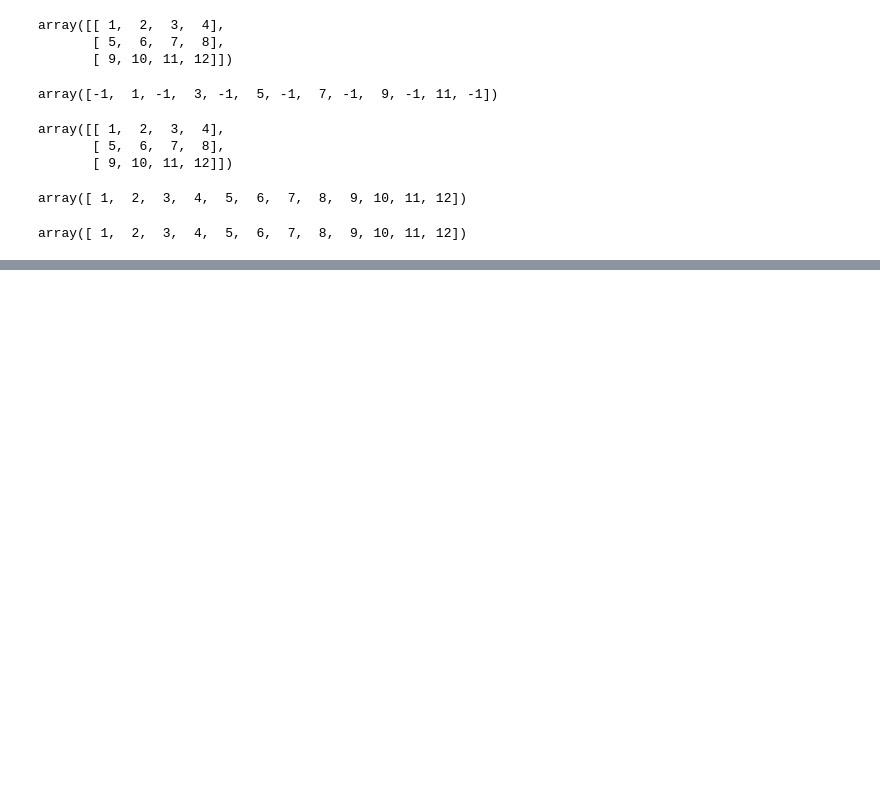
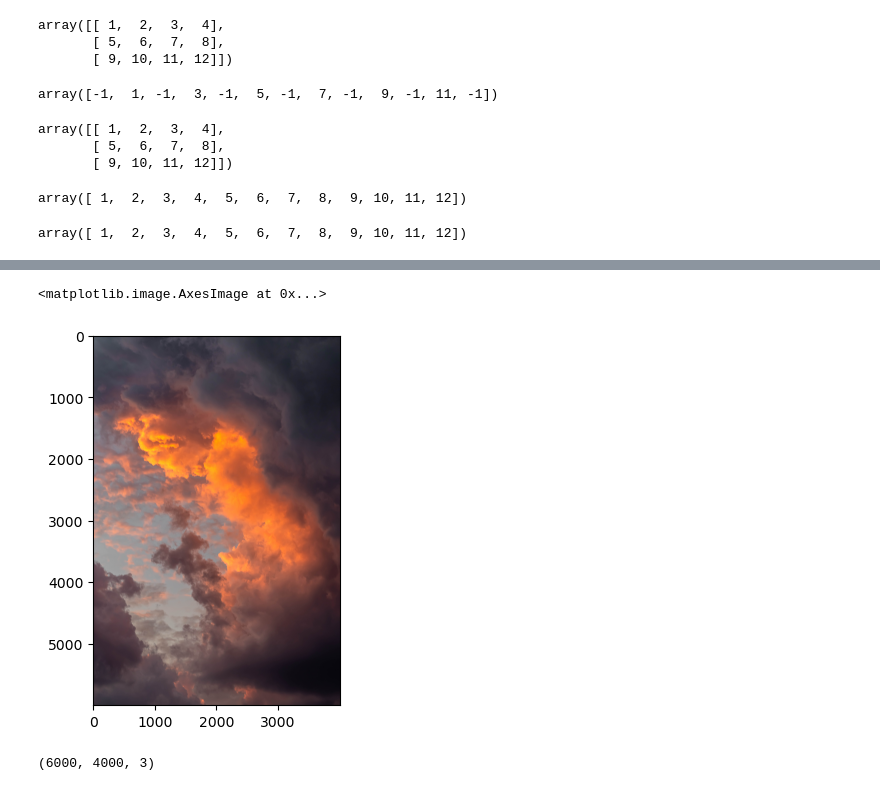
Before and after one commit to jeeet0700/Numpy, a Jupyter notebook: Numpy Final-Cut.ipynb, the cells around one changed output, grey strips where cells are left out. Saved outputs shown, nothing was run; the diff lists cells and outputs as text; code cells hidden in the pictures; blank space fills up the shorter version.

```diff
--- a/Numpy Final-Cut.ipynb
+++ b/Numpy Final-Cut.ipynb
@@ -1719,0 +1965,11 @@ array([6041,   25, 5461, 4545, 4340, 1230,   61, 1258, 3148, 4687, 3519,
+# %%
+image=np.array(plt.imread("clouds-2627945.jpg"))
+# %%
+plt.imshow(image)
+# %% [output]
+<matplotlib.image.AxesImage at 0x...>
+[figure, added]
+# %%
+image.shape
+# %% [output]
+(6000, 4000, 3)
```
Also changed, not shown: parts of 133 cells of this notebook.
